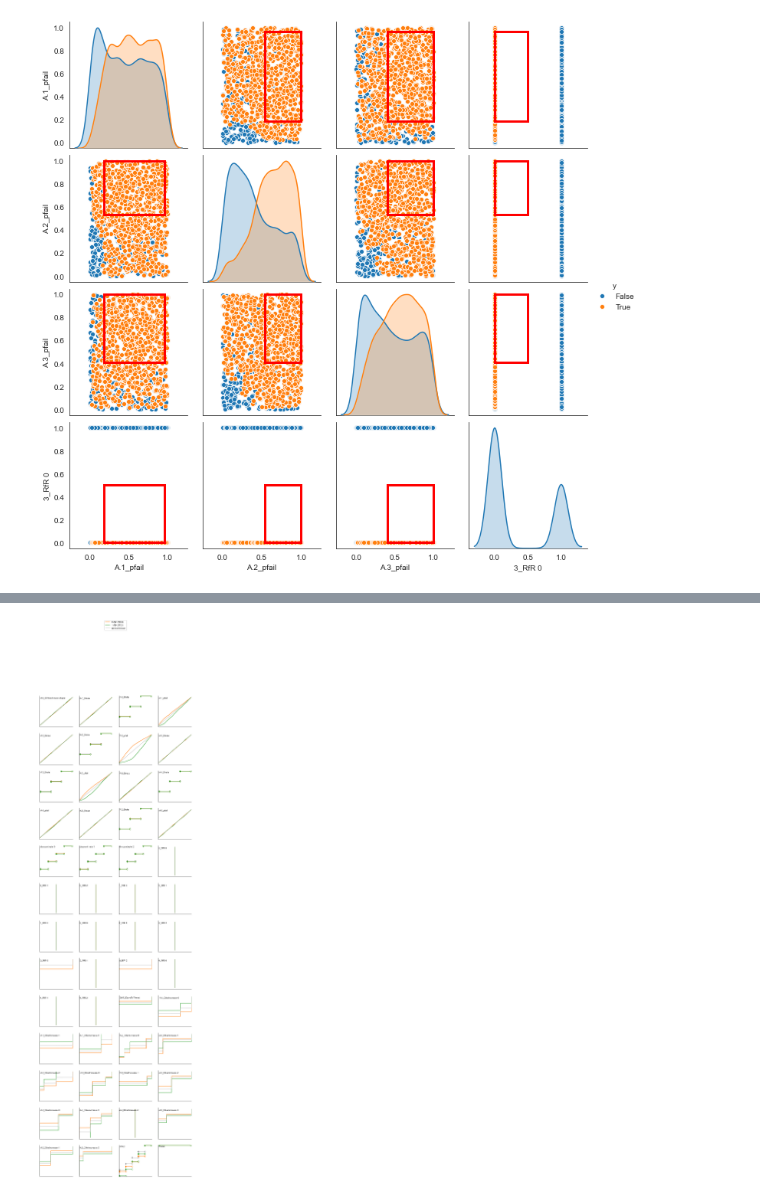
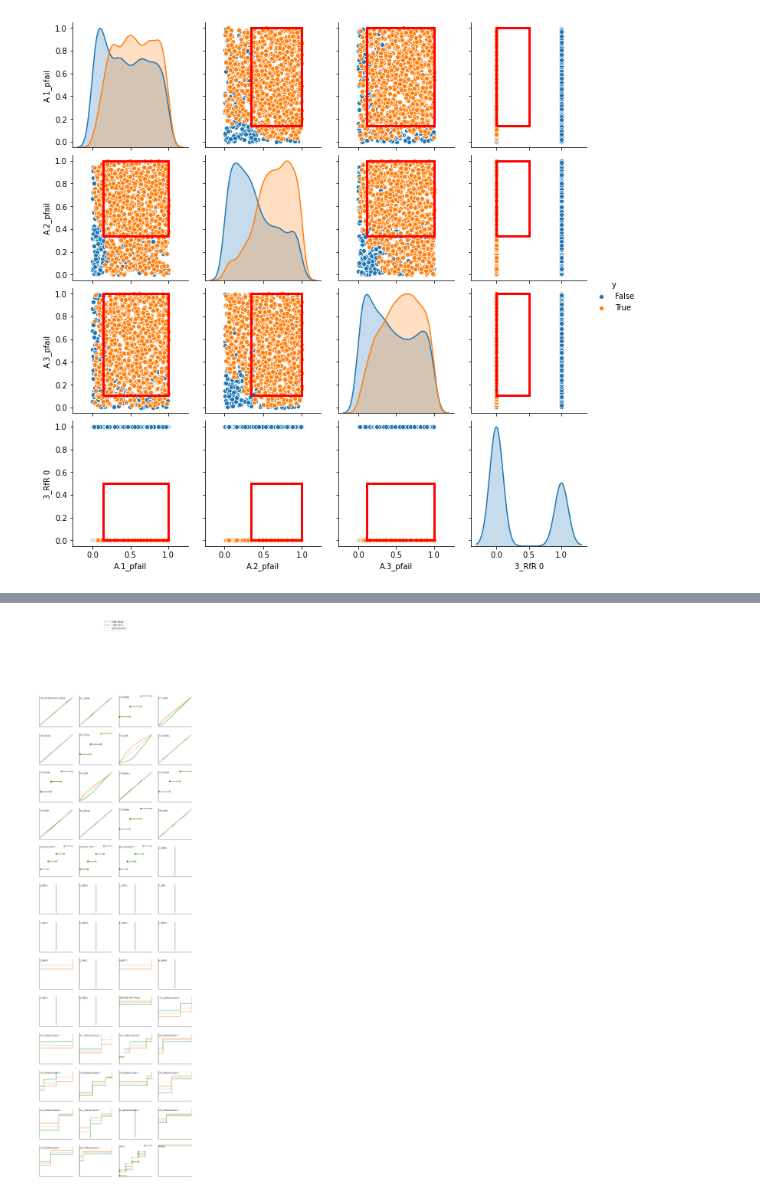
Before and after one commit to mare-matorum/epa1361_open_g29, a Jupyter notebook: final assignment/analysis on candidate solutions - Josefien.ipynb, the cells around one changed output, grey strips where cells are left out. Saved outputs shown, nothing was run; the diff lists cells and outputs as text; code cells hidden in the pictures.

```diff
--- a/final assignment/analysis on candidate solutions - Josefien.ipynb
+++ b/final assignment/analysis on candidate solutions - Josefien.ipynb
@@ -41,9 +55,10 @@ outcomesdf = pd.DataFrame.from_dict(outcomes)
 # %%
 y = (outcomesdf['RfR Total Costs'] <= 0) & (outcomesdf['A.1_Expected Number of Deaths'] <= 0) & (outcomesdf['A.2_Expected Number of Deaths'] <= 0.00148) & (outcomesdf['A.3_Expected Number of Deaths'] <= 0.001)
 # %%
-prim_obj = prim.Prim(x, y, mass_min=0.05, threshold=0.1, peel_alpha=0.05)
+prim_obj = prim.Prim(x, y, mass_min=0.05, threshold=0.8, peel_alpha=0.05)
 box = prim_obj.find_box()
 
 box.show_tradeoff()
+plt.savefig('PRIM candidate solutions.png')
 plt.show()
 # %% [output]
@@ -51,8 +90,9 @@ plt.show()
 # %%
-box.show_pairs_scatter(30)
+box.show_pairs_scatter(14)
+plt.savefig('PRIM scatter plot.png')
 plt.show()
 # %% [output]
-[figure, old version]
+[figure, new version]
 # %%
 from ema_workbench.analysis import dimensional_stacking
 
```
Also changed, not shown: parts of 5 cells of this notebook.
